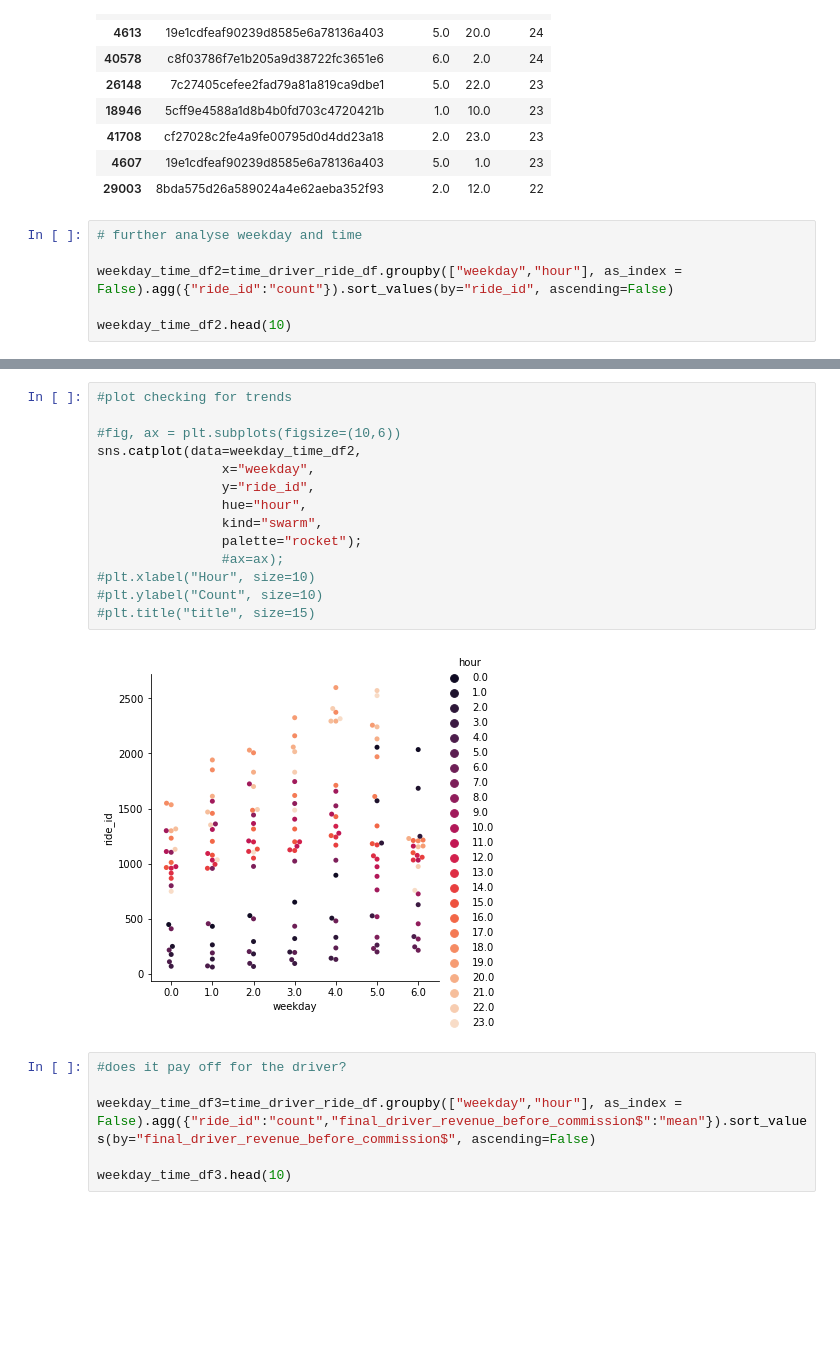
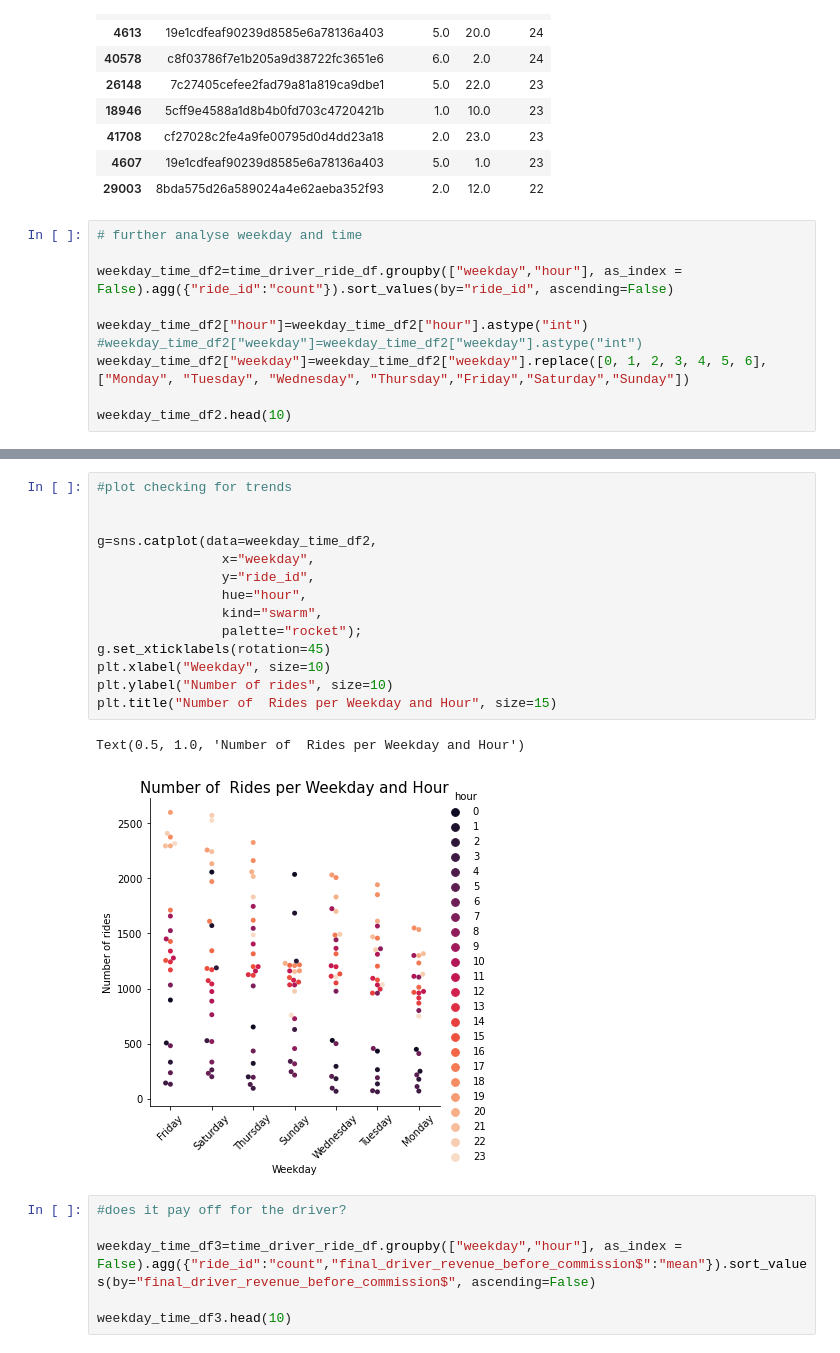
Before and after one commit to Brunadiasmiguel/challenge_drive, a Jupyter notebook: data_wrangling.ipynb, the cells around one changed output, grey strips where cells are left out. Saved outputs shown, nothing was run; the diff lists cells and outputs as text; blank space fills up the shorter version.

```diff
--- a/data_wrangling.ipynb
+++ b/data_wrangling.ipynb
@@ -1336,6 +1328,10 @@ weekday_time_df.head(10)
 
 weekday_time_df2=time_driver_ride_df.groupby(["weekday","hour"], as_index = False).agg({"ride_id":"count"}).sort_values(by="ride_id", ascending=False)
 
+weekday_time_df2["hour"]=weekday_time_df2["hour"].astype("int")
+#weekday_time_df2["weekday"]=weekday_time_df2["weekday"].astype("int")
+weekday_time_df2["weekday"]=weekday_time_df2["weekday"].replace([0, 1, 2, 3, 4, 5, 6], ["Monday", "Tuesday", "Wednesday", "Thursday","Friday","Saturday","Sunday"])
+
 weekday_time_df2.head(10)
 # %% [output]
 |  | weekday | hour | ride_id |
@@ -1352,19 +1348,20 @@ weekday_time_df2.head(10)
 # %%
 #plot checking for trends
 
-#fig, ax = plt.subplots(figsize=(10,6))
-sns.catplot(data=weekday_time_df2,
+
+g=sns.catplot(data=weekday_time_df2,
                 x="weekday",
                 y="ride_id",
                 hue="hour",
                 kind="swarm",
                 palette="rocket");
-                #ax=ax);
-#plt.xlabel("Hour", size=10)
-#plt.ylabel("Count", size=10)
-#plt.title("title", size=15)
+g.set_xticklabels(rotation=45)
+plt.xlabel("Weekday", size=10)
+plt.ylabel("Number of rides", size=10)
+plt.title("Number of  Rides per Weekday and Hour", size=15)
 # %% [output]
+Text(0.5, 1.0, 'Number of  Rides per Weekday and Hour')
-[figure, old version]
+[figure, new version]
 # %%
 #does it pay off for the driver?
 
```
Also changed, not shown: parts of 22 cells of this notebook.
